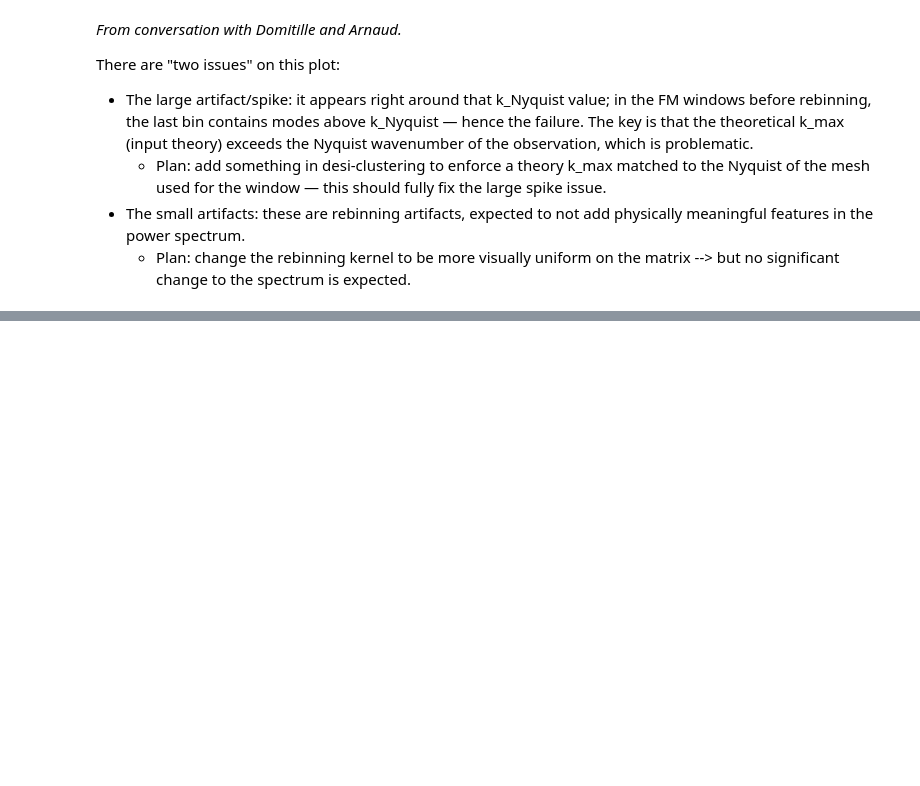
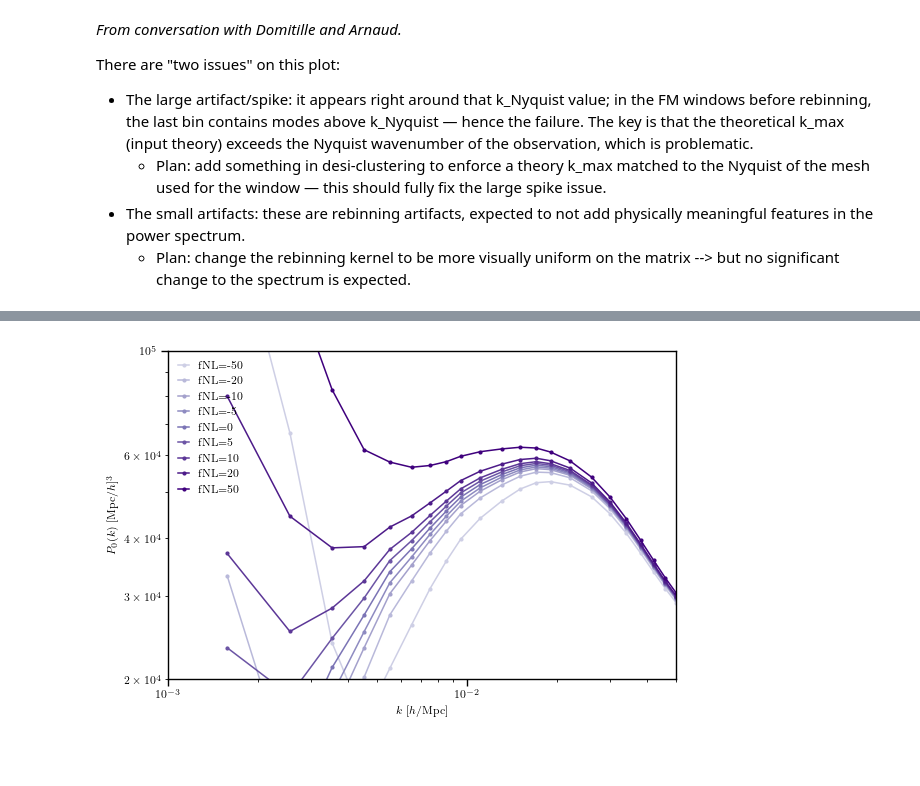
Before and after one commit to AlbertoRosado1/cai-dr2-clustering-products, a Jupyter notebook: local_png/validation_window.ipynb, the cells around one changed output, grey strips where cells are left out. Cells and saved outputs as stored; diff of their text form; code cells hidden in the pictures; blank space fills up the shorter version.

```diff
--- a/local_png/validation_window.ipynb
+++ b/local_png/validation_window.ipynb
@@ -180,2 +236,26 @@ plot_observables({'QSO': obs}, figsize=(5,3), show=True, fn_output='fig/validati
+# %%
+import matplotlib.pyplot as plt
+import matplotlib.cm as cm
+
+plt.figure(figsize=(6, 4))
+
+fnl_values = [-50, -20, -10, -5, 0, 5, 10, 20, 50]
+colors = cm.Purples(np.linspace(0.3, 1.0, len(fnl_values)))  # avoid near-white at the low end
+
+test = obs[0].copy()
+for fnl, color in zip(fnl_values, colors):
+    test(fnl_loc=fnl, **{'LRG_ell0.b1': 2.1, 'LRG_ell0.sn0': -0.065, 'LRG_ell0.sigmas': 0})
+    plt.loglog(test.data.get(0).k, test.flattheory, label=f'fNL={fnl}',
+               marker='o', markersize=2, color=color)
+
+plt.ylim([2e4, 1e5])
+plt.xlim([1e-3, 5e-2])
+plt.legend()
+plt.xlabel(r'$k$ [$h/\mathrm{Mpc}$]')
+plt.ylabel(r'$P_0(k)$ [Mpc/$h$]$^3$')
+plt.tight_layout()
+plt.show()
+# %% [output]
+[figure, added]
 # %% [markdown]
 #
```
Also changed, not shown: parts of 5 cells of this notebook, 1 other file.
